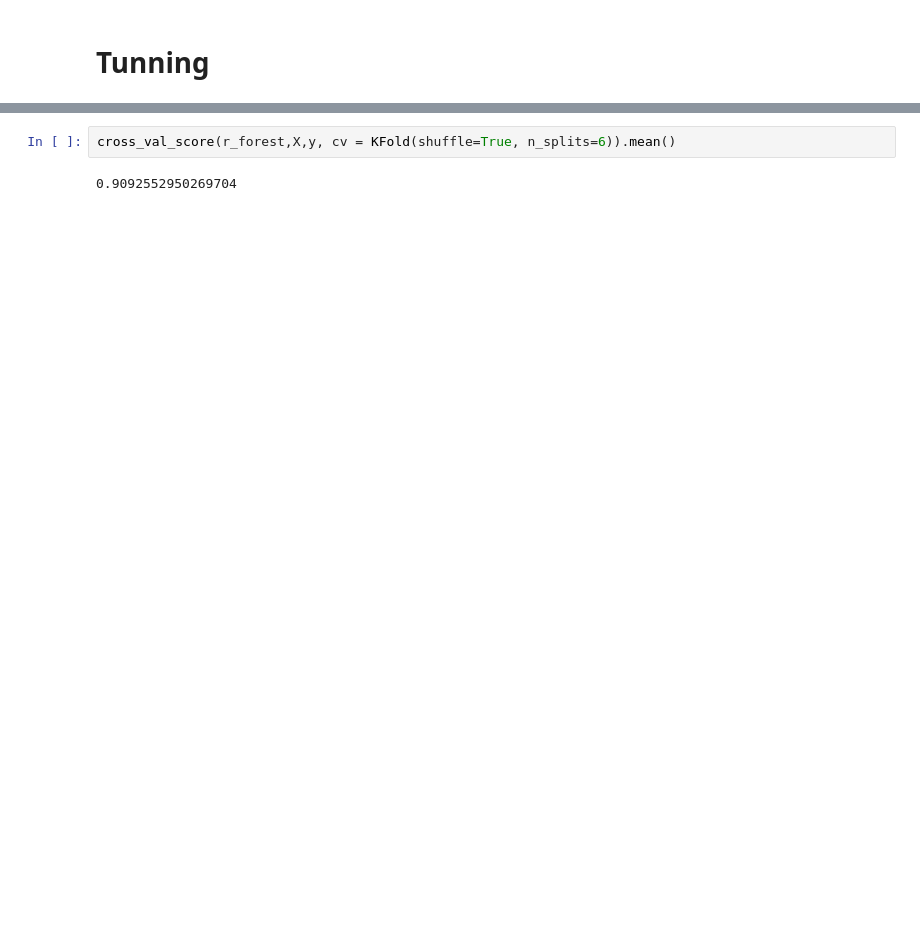
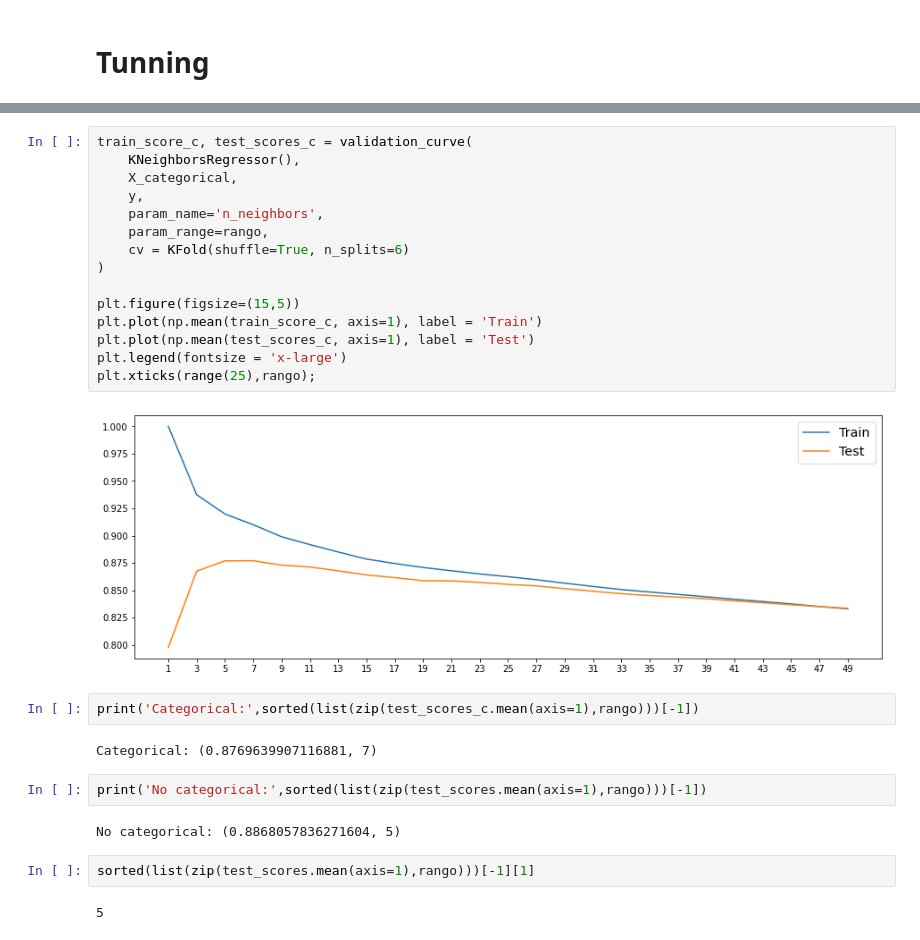
Before and after one commit to Cesarppz/Linux, a Jupyter notebook: ia/ml/Peliculas_project.ipynb, the cells around one changed output, grey strips where cells are left out. Cells and saved outputs as stored; diff of their text form; blank space fills up the shorter version.

```diff
--- a/ia/ml/Peliculas_project.ipynb
+++ b/ia/ml/Peliculas_project.ipynb
@@ -606,4 +559,29 @@ r_forest.score(X_test,y_test)
-# %%
-cross_val_score(r_forest,X,y, cv = KFold(shuffle=True, n_splits=6)).mean()
-# %% [output]
-0.9092552950269704
+# %%
+train_score_c, test_scores_c = validation_curve(
+    KNeighborsRegressor(),
+    X_categorical,
+    y,
+    param_name='n_neighbors',
+    param_range=rango,
+    cv = KFold(shuffle=True, n_splits=6)
+)
+
+plt.figure(figsize=(15,5))
+plt.plot(np.mean(train_score_c, axis=1), label = 'Train')
+plt.plot(np.mean(test_scores_c, axis=1), label = 'Test')
+plt.legend(fontsize = 'x-large')
+plt.xticks(range(25),rango);
+# %% [output]
+[figure, added]
+# %%
+print('Categorical:',sorted(list(zip(test_scores_c.mean(axis=1),rango)))[-1])
+# %% [output]
+Categorical: (0.8769639907116881, 7)
+# %%
+print('No categorical:',sorted(list(zip(test_scores.mean(axis=1),rango)))[-1])
+# %% [output]
+No categorical: (0.8868057836271604, 5)
+# %%
+sorted(list(zip(test_scores.mean(axis=1),rango)))[-1][1]
+# %% [output]
+5
```
Also changed, not shown: parts of 87 cells of this notebook, 34 other files.
